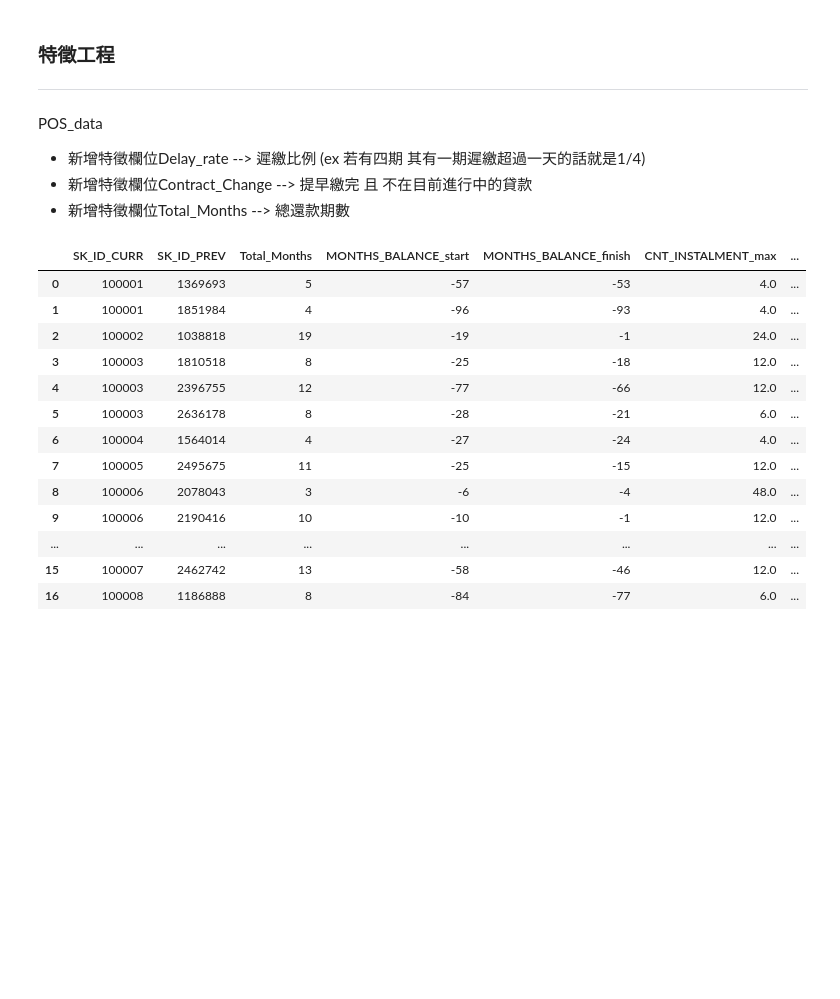
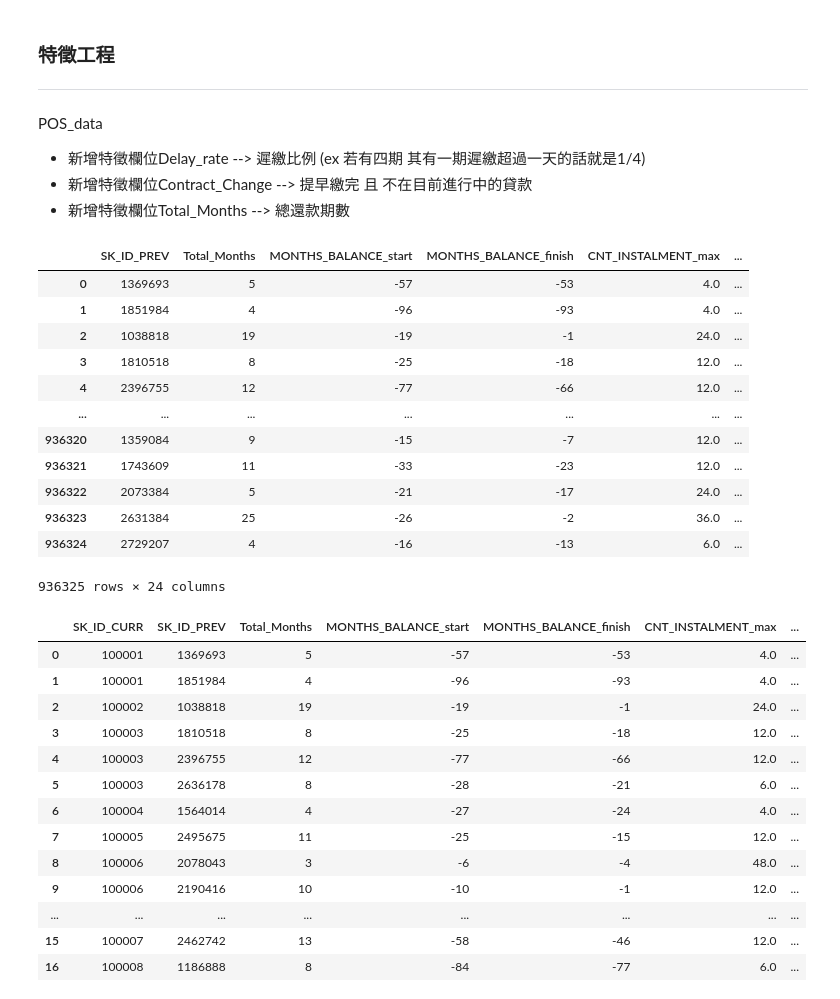
Before and after one commit to stansuo/BDSE12-Group3, a Jupyter notebook: notebooks/homecdt_fteng/Aiyd_Home_Credit-1090115.ipynb, the cells around one changed output. Saved outputs shown, nothing was run; the diff lists cells and outputs as text; code cells hidden in the pictures; blank space fills up the shorter version.

```diff
--- a/notebooks/homecdt_fteng/Aiyd_Home_Credit-1090115.ipynb
+++ b/notebooks/homecdt_fteng/Aiyd_Home_Credit-1090115.ipynb
@@ -210,33 +210,48 @@ num_aggregations = {
 POS_data_1 = POS_data.groupby(['SK_ID_CURR',
                                     'SK_ID_PREV']).agg({**num_aggregations})
 # 做更名
 POS_data_1.rename(columns={'MONTHS_BALANCE':'Total_Months',
                       'Delay':"Delay_Rate",
                       'SK_DPD':'SK_DPD_max',
                       'CNT_INSTALMENT':'CNT_INSTALMENT_max'},inplace=True)
 # 重新排列
 POS_data_1.reset_index(level=('SK_ID_CURR',
                           'SK_ID_PREV'),inplace=True)
 
 # 提早繳完 且 不在目前進行中的貸款
 POS_data_1['Contract_Change'] = ((POS_data_1['Total_Months'] < POS_data_1 ['CNT_INSTALMENT_max']) & (POS_data_1['Completed'] != 0)).replace(True,1)
 # 合約縮短了多少期
 POS_data_1['Contract_Change_count'] = POS_data_1['CNT_INSTALMENT_max']-POS_data_1['CNT_INSTALMENT_min']
 # 申請期數與總還款期數比例
 POS_data_1['CNT_INSTALMENT/Total_Months_rate'] = POS_data_1['CNT_INSTALMENT_max']/POS_data_1['Total_Months']
 # 縮短了多少期除以申請期數
 POS_data_1['Contract_Change_rate(CNT_INSTALMENT)'] = POS_data_1['Contract_Change_count']/POS_data_1['CNT_INSTALMENT_max']
 # 縮短了多少期除以總還款期數
 POS_data_1['Contract_Change_rate(Total_Months)'] = POS_data_1['Contract_Change_count']/POS_data_1['Total_Months']
 # 狀態發生期數除以總還款期數
 POS_data_1['Active'] = POS_data_1['Active']/POS_data_1['Total_Months']
 POS_data_1['Signed'] = POS_data_1['Signed']/POS_data_1['Total_Months']
 POS_data_1['Demand'] = POS_data_1['Demand']/POS_data_1['Total_Months']
 POS_data_1['Returned to the store'] = POS_data_1['Returned to the store']/POS_data_1['Total_Months']
 POS_data_1['Approved'] = POS_data_1['Approved']/POS_data_1['Total_Months']
 POS_data_1['Amortized debt'] = POS_data_1['Amortized debt']/POS_data_1['Total_Months']
 POS_data_1['Canceled'] = POS_data_1['Canceled']/POS_data_1['Total_Months']
 POS_data_1['XNA'] = POS_data_1['XNA']/POS_data_1['Total_Months']
+POS_data_1.drop(['SK_ID_CURR'],axis=1)
+# %% [output]
+|  | SK_ID_PREV | Total_Months | MONTHS_BALANCE_start | MONTHS_BALANCE_finish | CNT_INSTALMENT_max | ... |
+| 0 | 1369693 | 5 | -57 | -53 | 4.0 | ... |
+| 1 | 1851984 | 4 | -96 | -93 | 4.0 | ... |
+| 2 | 1038818 | 19 | -19 | -1 | 24.0 | ... |
+| 3 | 1810518 | 8 | -25 | -18 | 12.0 | ... |
+| 4 | 2396755 | 12 | -77 | -66 | 12.0 | ... |
+| ... | ... | ... | ... | ... | ... | ... |
+| 936320 | 1359084 | 9 | -15 | -7 | 12.0 | ... |
+| 936321 | 1743609 | 11 | -33 | -23 | 12.0 | ... |
+| 936322 | 2073384 | 5 | -21 | -17 | 24.0 | ... |
+| 936323 | 2631384 | 25 | -26 | -2 | 36.0 | ... |
+| 936324 | 2729207 | 4 | -16 | -13 | 6.0 | ... |
+936325 rows × 24 columns
 # %%
 pd.set_option("display.max_columns",None)
 POS_data_1.head(20)
```
Also changed, not shown: parts of 6 cells of this notebook.
